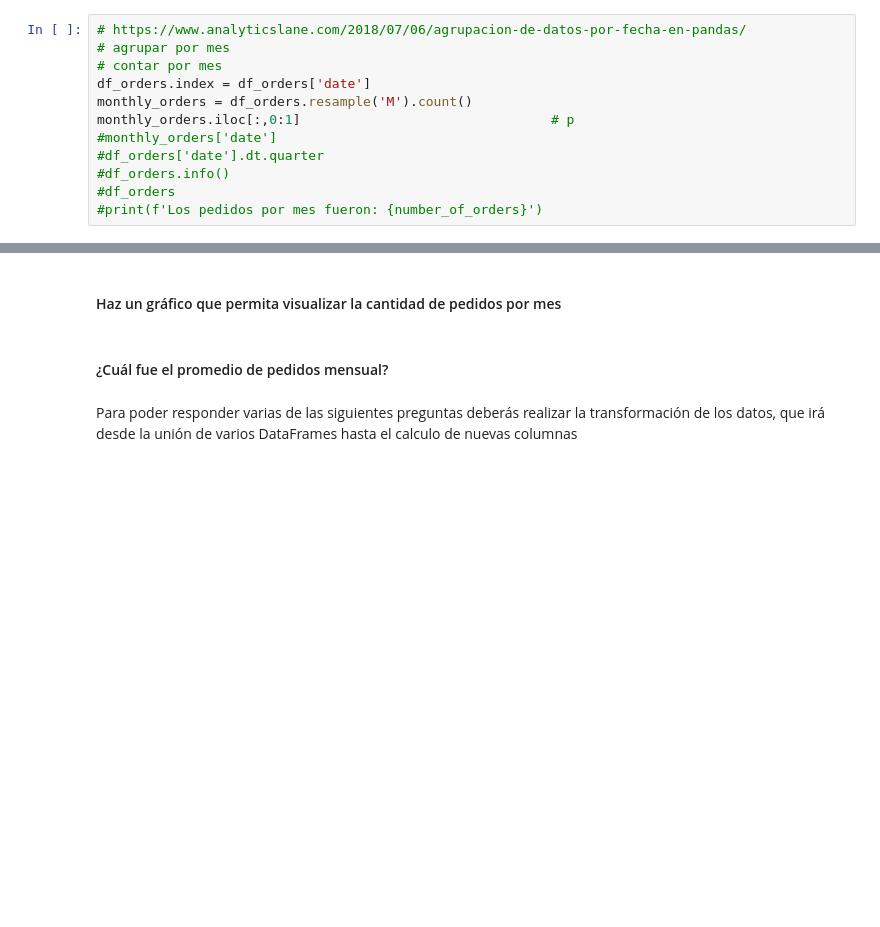
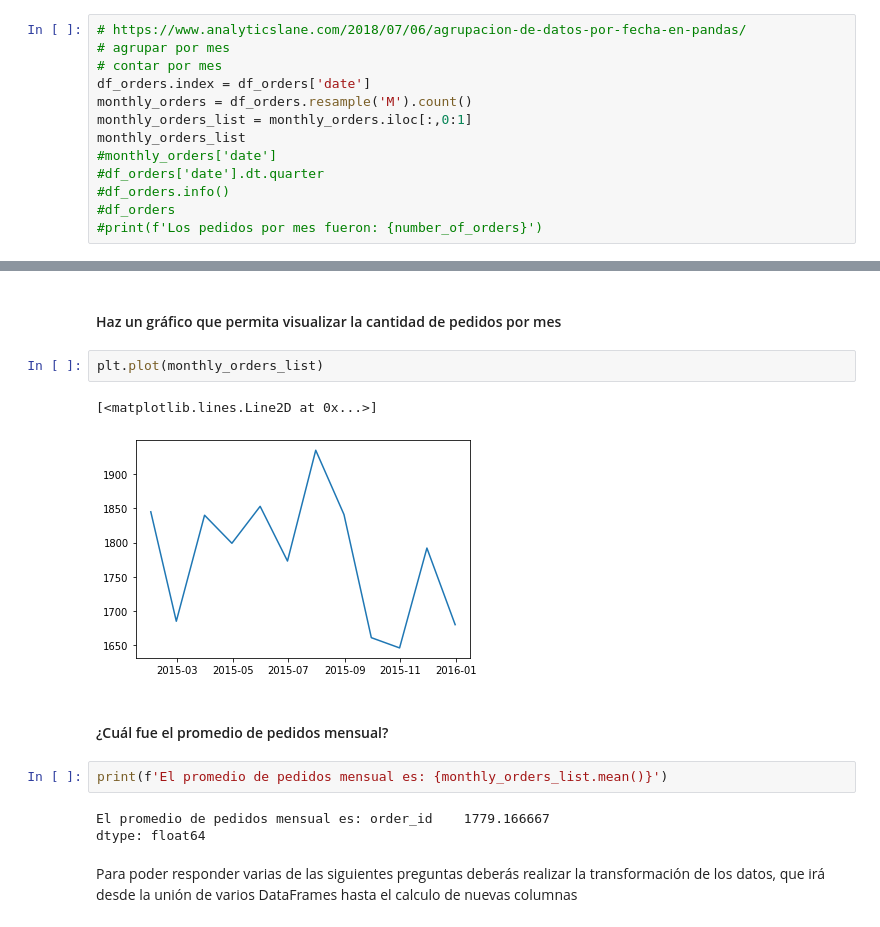
Before and after one commit to pablonunez81/ucom_intro_prog_final_work, a Jupyter notebook: M1_Trabajo_Final_pnunez_bbenitez.ipynb, the cells around one changed output, grey strips where cells are left out. Cells and saved outputs as stored; diff of their text form; blank space fills up the shorter version.

```diff
--- a/M1_Trabajo_Final_pnunez_bbenitez.ipynb
+++ b/M1_Trabajo_Final_pnunez_bbenitez.ipynb
@@ -360,7 +382,8 @@ Las ventas corresponde al periodo entre 2015-01-01 00:00:00 y 2015-12-31 00:00:0
 # contar por mes
 df_orders.index = df_orders['date']
 monthly_orders = df_orders.resample('M').count()
-monthly_orders.iloc[:,0:1]                                # p
+monthly_orders_list = monthly_orders.iloc[:,0:1]
+monthly_orders_list
 #monthly_orders['date']
 #df_orders['date'].dt.quarter
 #df_orders.info()
@@ -383,8 +406,18 @@ monthly_orders.iloc[:,0:1]                                # p
 | 2015-12-31 | 1680 |
 # %% [markdown]
 #### Haz un gráfico que permita visualizar la cantidad de pedidos por mes
+# %%
+plt.plot(monthly_orders_list)
+# %% [output]
+[<matplotlib.lines.Line2D at 0x...>]
+[figure, added]
 # %% [markdown]
 #### ¿Cuál fue el promedio de pedidos mensual?
+# %%
+print(f'El promedio de pedidos mensual es: {monthly_orders_list.mean()}')
+# %% [output]
+El promedio de pedidos mensual es: order_id    1779.166667
+dtype: float64
 # %% [markdown]
 Para poder responder varias de las siguientes preguntas deberás realizar la transformación de los datos, que irá desde la unión de varios DataFrames hasta el calculo de nuevas columnas
 # %% [markdown]
```
Also changed, not shown: parts of 4 cells of this notebook.
